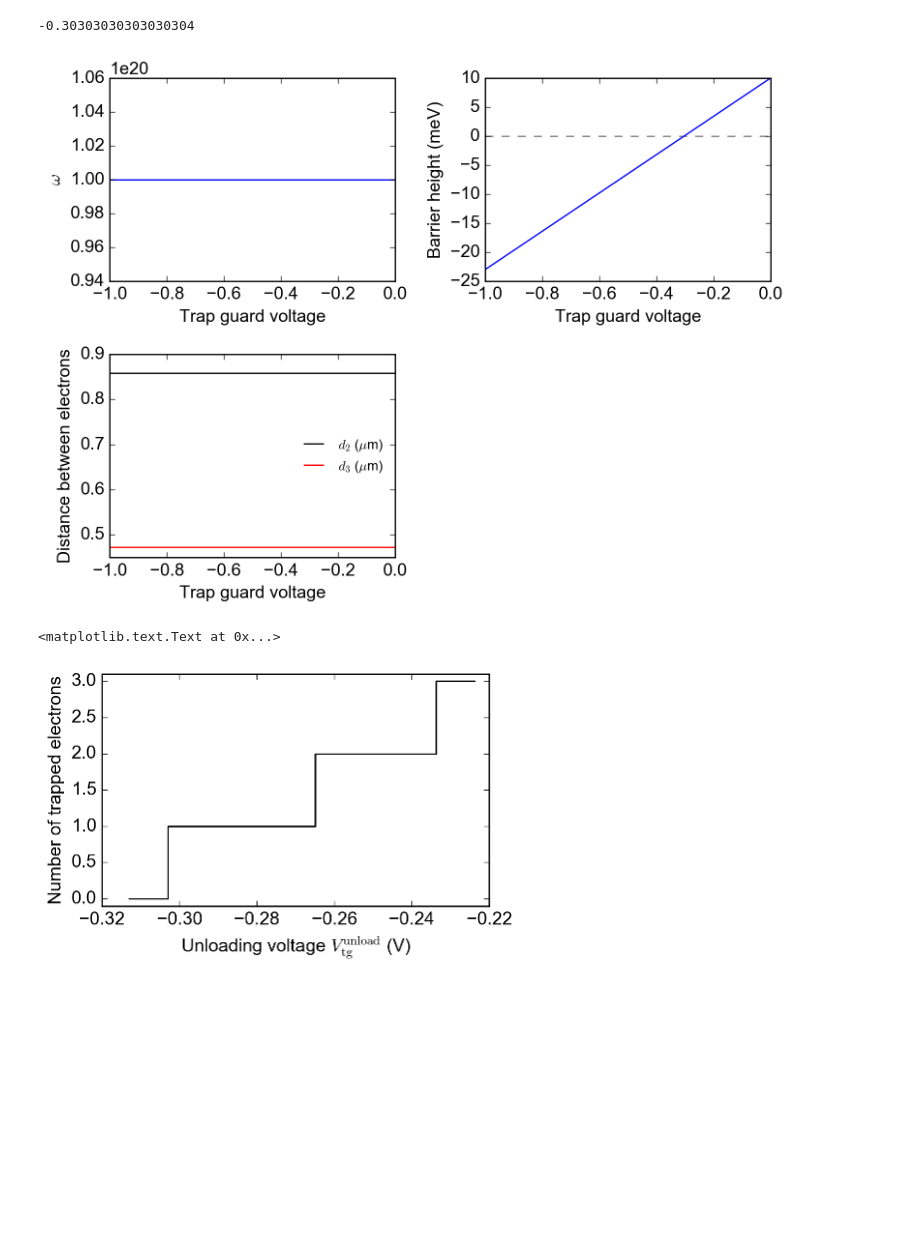
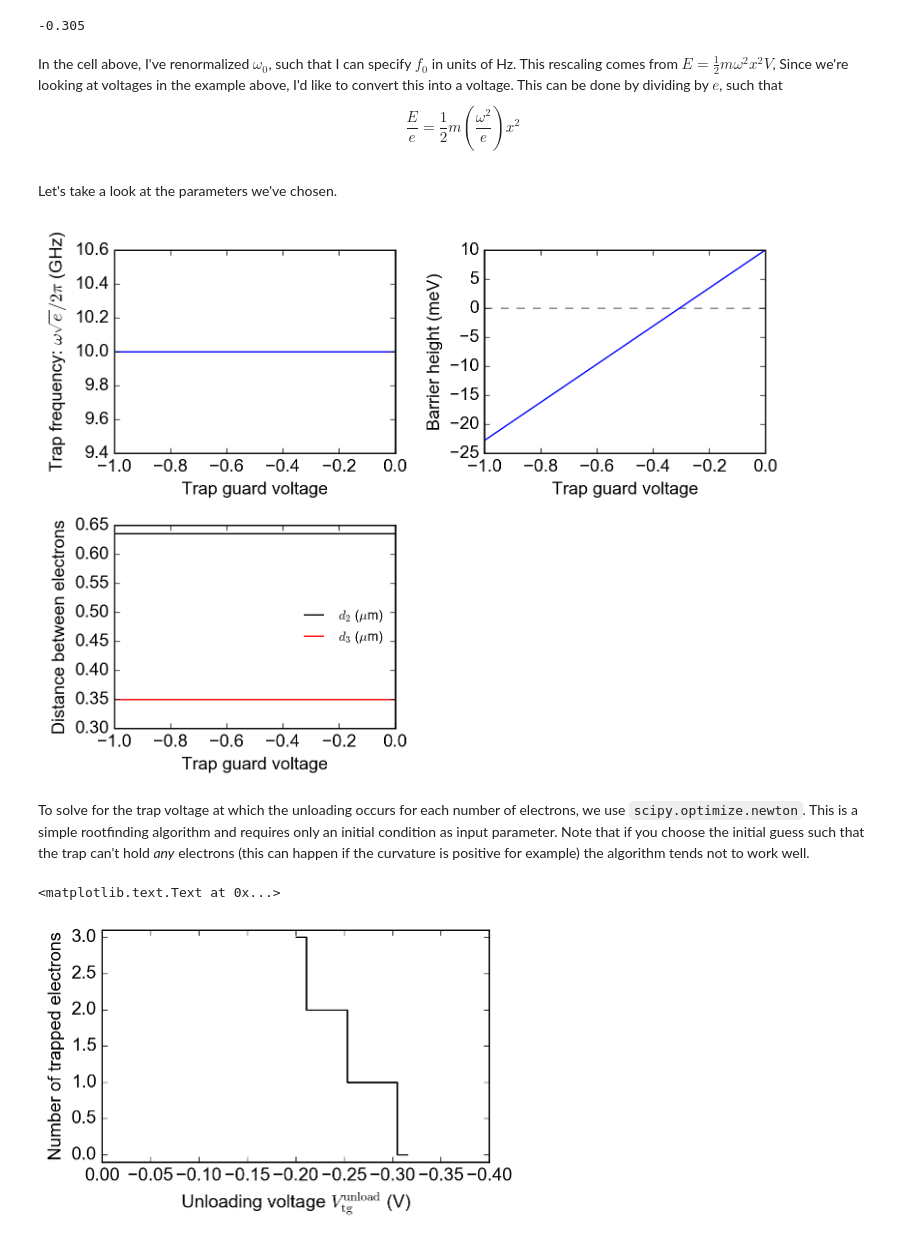
Before and after one commit to gkoolstra/ipython-notebooks, a Jupyter notebook: 20180228 - Simulating unloading with a harmonic trap.ipynb, the cells around one changed output. Saved outputs shown, nothing was run; the diff lists cells and outputs as text; code cells hidden in the pictures; blank space fills up the shorter version.

```diff
--- a/20180228 - Simulating unloading with a harmonic trap.ipynb
+++ b/20180228 - Simulating unloading with a harmonic trap.ipynb
@@ -27,14 +50,17 @@ from math import pi as pi
 # %%
-omega0 = 1e20
+f0 = 10E9
+omega0 = 2 * np.pi * f0 / np.sqrt(qe)
 alpha = 0
 Vbar = 0.010
-beta = 0.033
+beta = Vbar / 0.305
 
 print(-Vbar/beta)
 if alpha != 0:
     print(-1/alpha)
 # %% [output]
--0.30303030303030304
+-0.305
+# %% [markdown]
+In the cell above, I've renormalized $\omega_0$, such that I can specify $f_0$ in units of Hz. This rescaling comes from $E = \frac{1}{2} m \omega^2 x^2 V$, Since we're looking at voltages in the example above, I'd like to convert this into a voltage. This can be done by dividing by $e$, such that $$\frac{E}{e} = \frac{1}{2} m \left(\frac{\omega^2}{e}\right) x^2$$
 # %%
 def trap_frequency(Vtg, omega0, alpha):
     return np.sqrt(omega0**2 * (1 + alpha * Vtg))
@@ -61,15 +87,17 @@ def V3e_jump(Vtg, omega0, alpha, Vbar, beta):
     omega = trap_frequency(Vtg, omega0, alpha)
     Vb = barrier_height(Vtg, Vbar, beta)
     return 1/3. * (9 / 8. * (me * omega ** 2 * distance ** 2) + 3 / 2. * qe / (4 * pi * eps0 * distance)) - Vb
+# %% [markdown]
+Let's take a look at the parameters we've chosen.
 # %%
 Vtg = np.linspace(-1.0, 0.0, 101)
 
 fig = plt.figure(figsize=(8., 6.))
 common.configure_axes(13)
 plt.subplot(221)
-plt.plot(Vtg, trap_frequency(Vtg, omega0, alpha))
+plt.plot(Vtg, trap_frequency(Vtg, omega0, alpha) * np.sqrt(qe) / (2*np.pi * 1E9))
 plt.xlabel("Trap guard voltage")
-plt.ylabel("$\omega$")
+plt.ylabel("Trap frequency: $\omega \sqrt{e}/2\pi$ (GHz)")
 
 plt.subplot(222)
 plt.plot(Vtg, barrier_height(Vtg, Vbar, beta) * 1E3)
@@ -87,25 +115,28 @@ plt.legend(loc=0, frameon=False, prop={"size" : 10})
 
 fig.tight_layout()
 # %% [output]
-[figure, old version]
+[figure, new version]
+# %% [markdown]
+To solve for the trap voltage at which the unloading occurs for each number of electrons, we use `scipy.optimize.newton`. This is a simple rootfinding algorithm and requires only an initial condition as input parameter. Note that if you choose the initial guess such that the trap can't hold *any* electrons (this can happen if the curvature is positive for example) the algorithm tends not to work well.
 # %%
 from scipy.optimize import newton
 # %%
 if alpha != 0:
     init_guess = 1/alpha + 0.1
 else:
     init_guess = -0.1
 
 plt.figure(figsize=(5.,3.))
 common.configure_axes(13)
 plt.step([-Vbar/beta-0.01, -Vbar/beta,
           newton(func=V2e_jump, x0=init_guess, args=(omega0, alpha, Vbar, beta)),
           newton(func=V3e_jump, x0=init_guess, args=(omega0, alpha, Vbar, beta)),
-          newton(func=V3e_jump, x0=init_guess, args=(omega0, alpha, Vbar, beta))+0.01], [0, 0, 1, 2, 3], 'k')
+          newton(func=V3e_jump, x0=init_guess, args=(omega0, alpha, Vbar, beta))+0.01],
+         [0, 0, 1, 2, 3], 'k')
 plt.ylim(-0.1, 3.1)
-# plt.xlim(-1, 0)
+plt.xlim(0, -0.4)
 plt.ylabel("Number of trapped electrons")
 plt.xlabel("Unloading voltage $V_\mathrm{tg}^\mathrm{unload}$ (V)")
 # %% [output]
 <matplotlib.text.Text at 0x...>
-[figure, old version]
+[figure, new version]
```
Also changed, not shown: parts of 4 cells of this notebook.
